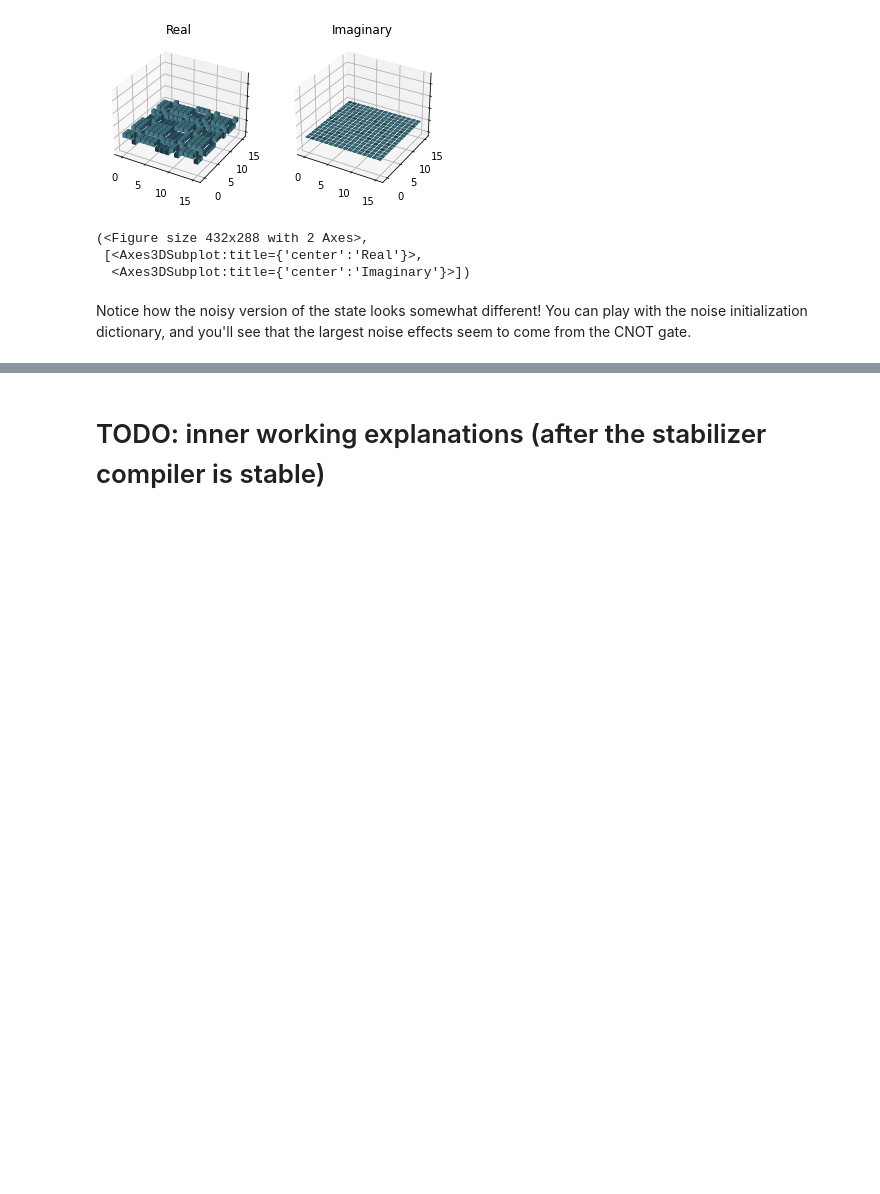
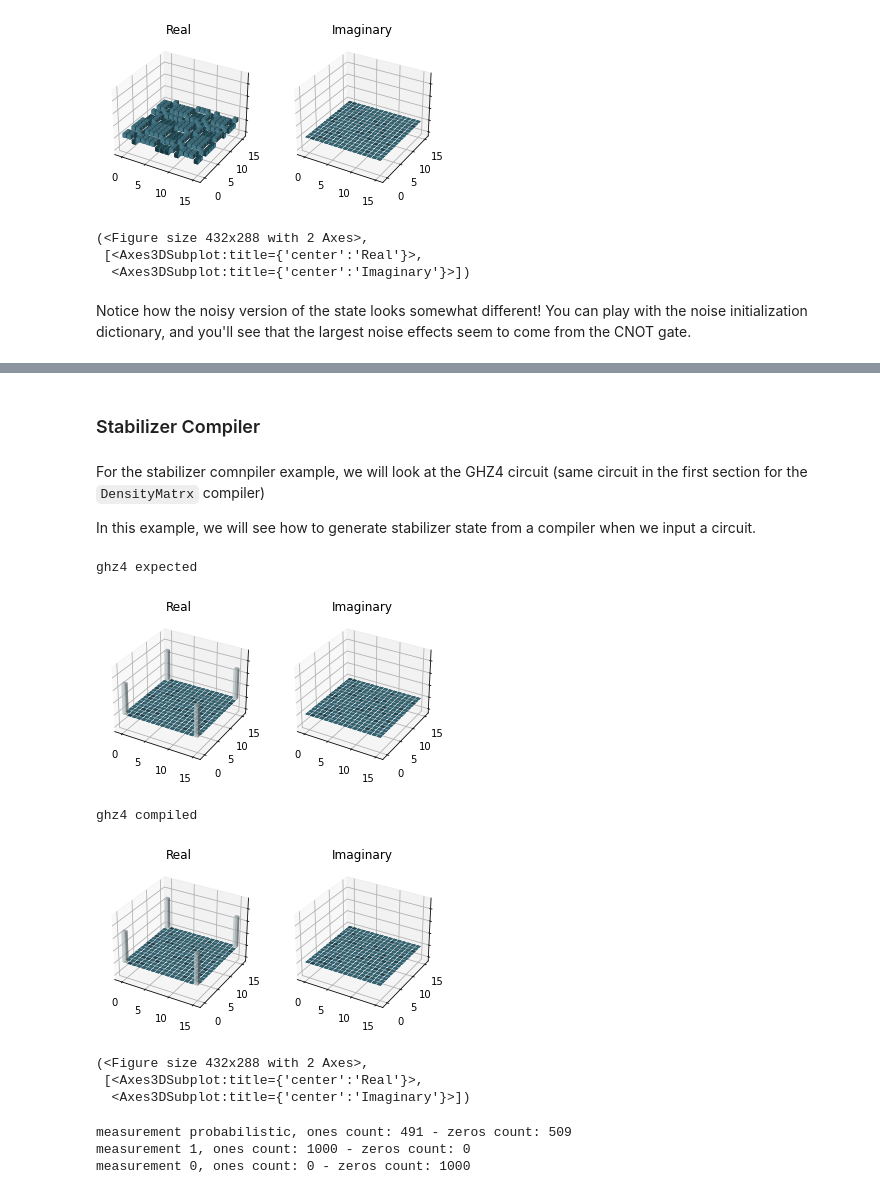
Before and after one commit to graphiq-dev/graphiq, a Jupyter notebook: examples/startup_guide/3_compilers.ipynb, the cells around one changed output, grey strips where cells are left out. Saved outputs shown, nothing was run; the diff lists cells and outputs as text; code cells hidden in the pictures; blank space fills up the shorter version.

```diff
--- a/examples/startup_guide/3_compilers.ipynb
+++ b/examples/startup_guide/3_compilers.ipynb
@@ -188,4 +188,49 @@ measurement 1 ratio, determinism = probabilistic: 0.54
 measurement 1 ratio, determinism = 1: 1.0
 measurement 1 ratio, determinism = 0: 0.0
-# %% [markdown]
-# TODO: inner working explanations (after the stabilizer compiler is stable)
+# %% [markdown]
+### Stabilizer Compiler
+# %% [markdown]
+For the stabilizer comnpiler example, we will look at the GHZ4 circuit (same circuit in the first section for the `DensityMatrx` compiler)
+
+In  this example, we will see how to generate stabilizer state from a compiler when we input a circuit.
+# %%
+""" Initializing a Stabilizer compiler """
+from src.backends.stabilizer.compiler import StabilizerCompiler
+import src.backends.state_representation_conversion as converter
+
+compiler = StabilizerCompiler()
+compiler.measurement_determinism = 1
+# %%
+""" Circuit compilation """
+from benchmarks.circuits import ghz4_state_circuit
+from src.backends.stabilizer.state import Stabilizer
+from src.backends.density_matrix.state import DensityMatrix
+
+# We can load a circuit from our benchmark set and try compiling it
+ghz4_circuit, ghz4_expected = ghz4_state_circuit()
+n_photons = 4
+
+# Compile
+output_state = compiler.compile(ghz4_circuit)
+output_state.partial_trace(keep=[0, 1, 2, 3], dims=5 * [2])
+
+
+# convert stabilizer to density matrix
+output_s_tableau = output_state.stabilizer.tableau.to_stabilizer()
+output_dm = converter.stabilizer_to_density(output_s_tableau.to_labels())
+output_dm = DensityMatrix(output_dm)
+
+# Compare expected and retrieved results
+print("ghz4 expected")
+ghz4_expected.dm.draw()
+
+print("ghz4 compiled")
+output_dm.draw()
+# %% [output]
+ghz4 expected
+[figure, added]
+ghz4 compiled
+[figure, added]
+(<Figure size 432x288 with 2 Axes>,
+ [<Axes3DSubplot:title={'center':'Real'}>,
+  <Axes3DSubplot:title={'center':'Imaginary'}>])
@@ -191,0 +271,17 @@ measurement 1 ratio, determinism = 0: 0.0
+# %%
+# Look at probabilistic results
+compiler.measurement_determinism = "probabilistic"
+check_measurement_result_ratio(compiler.measurement_determinism)
+
+
+# Look at measurement_determinism == 1 results
+compiler.measurement_determinism = 1
+check_measurement_result_ratio(compiler.measurement_determinism)
+
+# Look at measurement_determinism == 0 results
+compiler.measurement_determinism = 0
+check_measurement_result_ratio(compiler.measurement_determinism)
+# %% [output]
+measurement probabilistic, ones count: 491 - zeros count: 509
+measurement 1, ones count: 1000 - zeros count: 0
+measurement 0, ones count: 0 - zeros count: 1000
```
Also changed, not shown: parts of 8 cells of this notebook, 34 other files.
